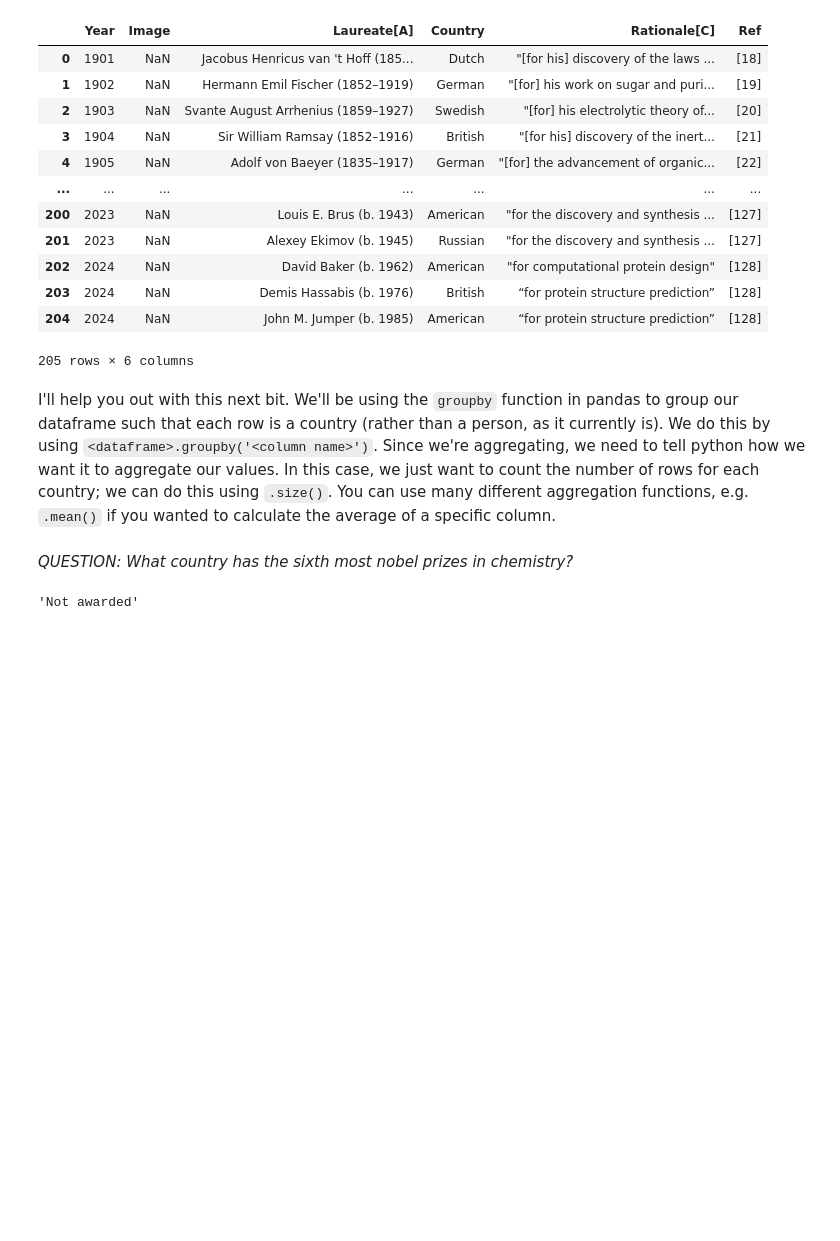
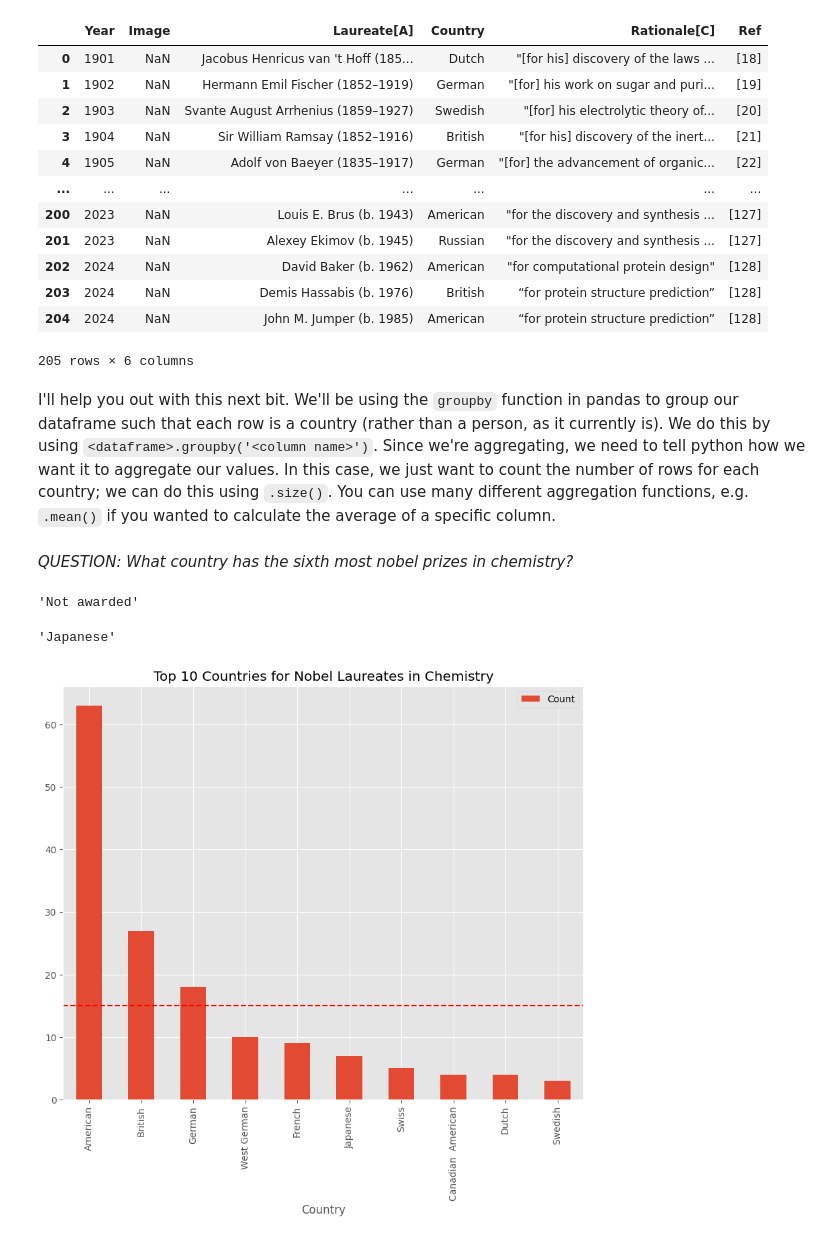
Before and after one commit to Kate823-jjj/QM-1, a Jupyter notebook: notebooks/W02. Pandas.ipynb, the cells around one changed output. Cells and saved outputs as stored; diff of their text form; code cells hidden in the pictures; blank space fills up the shorter version.

```diff
--- a/notebooks/W02. Pandas.ipynb
+++ b/notebooks/W02. Pandas.ipynb
@@ -517,3 +543,39 @@ sixty_most_country = country.iloc[5]['Country']
 sixty_most_country
 # %% [output]
 'Not awarded'
+# %%
+# check the Not awarded country data
+
+
+# chem = chem[chem['Country']=='Not awarded']
+
+
+# clean the note awarded data
+
+chem = chem[chem['Country']!='Not awarded']
+
+
+# create a new dataframe called 'country' in which each row is a country, and the values represent the number of nobel laureates.
+
+country = chem.groupby('Country').size().reset_index(name='Count')
+
+# next sort it in descending order
+country = country.sort_values(by='Count', ascending=False)
+
+
+# finally, plot the top 10 countries
+
+top_10_countries = country.head(10)
+
+mean_count = top_10_countries['Count'].mean()
+
+top_10_country = top_10_countries.plot(kind='bar', x='Country', y='Count')
+
+top_10_country.axhline(mean_count, color='red', linestyle='--', label=f'Mean: {mean_income:.2f}')
+
+plt.title('Top 10 Countries for Nobel Laureates in Chemistry')
+sixty_most_country = country.iloc[5]['Country']
+sixty_most_country
+# %% [output]
+'Japanese'
+[figure, added]
```
Also changed, not shown: parts of 8 cells of this notebook.
